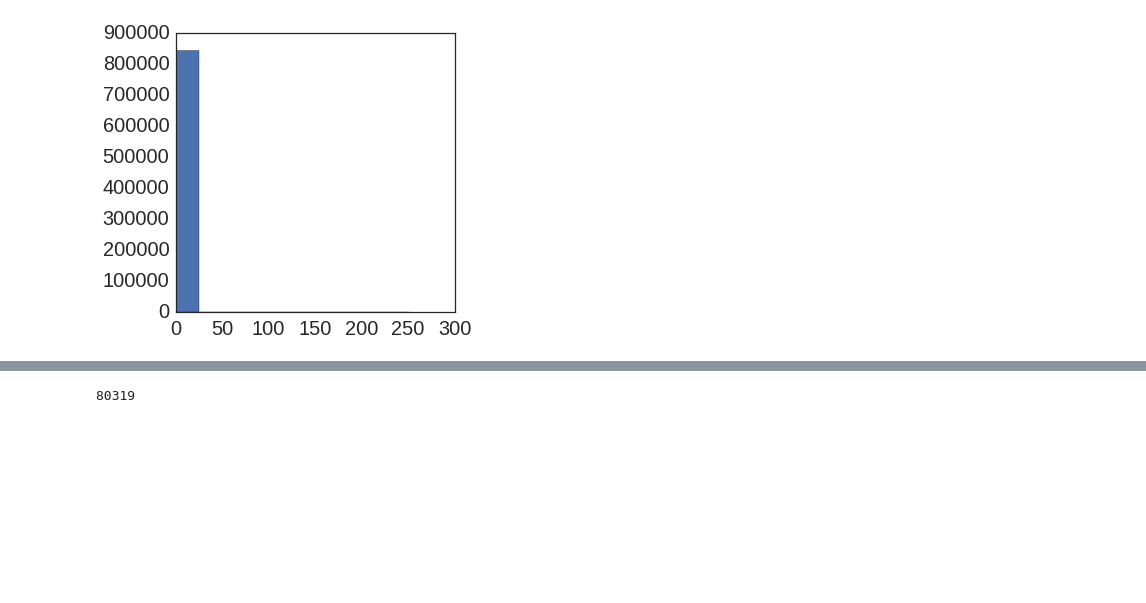
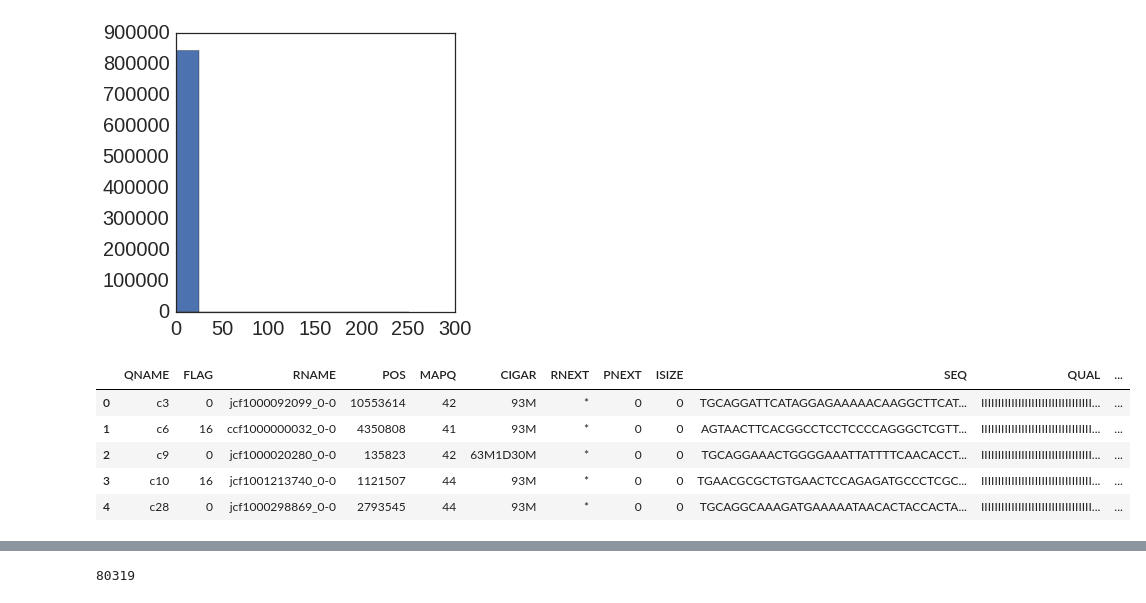
Before and after one commit to rwaples/chum_populations, a Jupyter notebook: align to salmo.ipynb, the cells around one changed output, grey strips where cells are left out. Drawn from its saved outputs; the diff is of its cells as text; code cells hidden in the pictures; blank space fills up the shorter version.

```diff
--- a/align to salmo.ipynb
+++ b/align to salmo.ipynb
@@ -161,3 +161,15 @@ plt.hist(cov['COV'])
 plt.show()
 # %% [output]
 [figure]
+# %%
+filtered_SAM = pd.read_csv(filtered_SAM_output, sep = '\t', comment='@', engine='python',
+            names = ['QNAME','FLAG','RNAME','POS','MAPQ','CIGAR','RNEXT','PNEXT','ISIZE','SEQ','QUAL',
+                     'TAG1', 'TAG2', 'TAG3' 'TAG4', 'TAG5', 'TAG6', 'TAG7','TAG8', 'TAG9','TAG10'])
+filtered_SAM.head()
+# %% [output]
+|  | QNAME | FLAG | RNAME | POS | MAPQ | CIGAR | RNEXT | PNEXT | ISIZE | SEQ | QUAL | ... |
+| 0 | c3 | 0 | jcf1000092099_0-0 | 10553614 | 42 | 93M | * | 0 | 0 | TGCAGGATTCATAGGAGAAAAACAAGGCTTCAT... | IIIIIIIIIIIIIIIIIIIIIIIIIIIIIIIII... | ... |
+| 1 | c6 | 16 | ccf1000000032_0-0 | 4350808 | 41 | 93M | * | 0 | 0 | AGTAACTTCACGGCCTCCTCCCCAGGGCTCGTT... | IIIIIIIIIIIIIIIIIIIIIIIIIIIIIIIII... | ... |
+| 2 | c9 | 0 | jcf1000020280_0-0 | 135823 | 42 | 63M1D30M | * | 0 | 0 | TGCAGGAAACTGGGGAAATTATTTTCAACACCT... | IIIIIIIIIIIIIIIIIIIIIIIIIIIIIIIII... | ... |
+| 3 | c10 | 16 | jcf1001213740_0-0 | 1121507 | 44 | 93M | * | 0 | 0 | TGAACGCGCTGTGAACTCCAGAGATGCCCTCGC... | IIIIIIIIIIIIIIIIIIIIIIIIIIIIIIIII... | ... |
+| 4 | c28 | 0 | jcf1000298869_0-0 | 2793545 | 44 | 93M | * | 0 | 0 | TGCAGGCAAAGATGAAAAATAACACTACCACTA... | IIIIIIIIIIIIIIIIIIIIIIIIIIIIIIIII... | ... |
```
Also changed, not shown: parts of 13 cells of this notebook.
